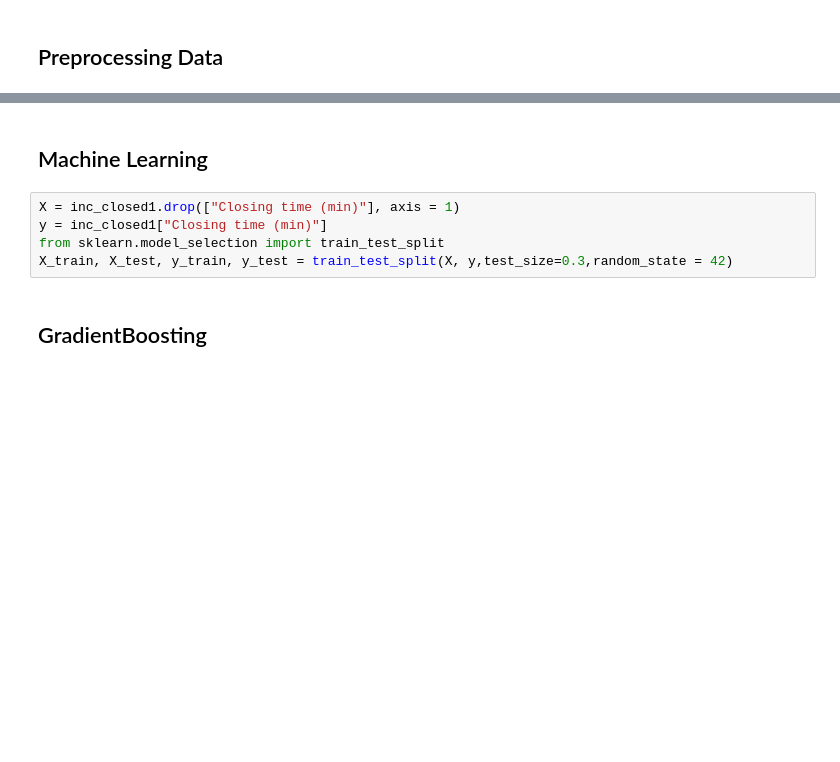
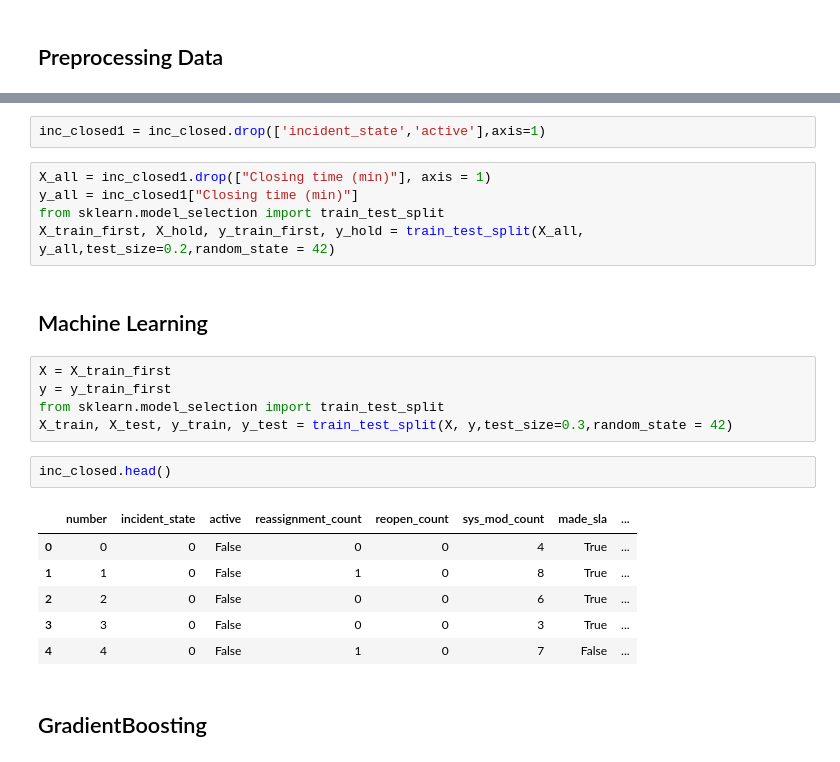
Before and after one commit to RahulKG7/Springboard_for_rahul, a Jupyter notebook: Capstone_projet1/Capstone_project_beta.ipynb, the cells around one changed output, grey strips where cells are left out. Drawn from its saved outputs; the diff is of its cells as text; blank space fills up the shorter version.

```diff
--- a/Capstone_projet1/Capstone_project_beta.ipynb
+++ b/Capstone_projet1/Capstone_project_beta.ipynb
@@ -224,10 +312,26 @@ plt.show()
+# %%
+inc_closed1 = inc_closed.drop(['incident_state','active'],axis=1)
+# %%
+X_all = inc_closed1.drop(["Closing time (min)"], axis = 1)
+y_all = inc_closed1["Closing time (min)"]
+from sklearn.model_selection import train_test_split
+X_train_first, X_hold, y_train_first, y_hold = train_test_split(X_all, y_all,test_size=0.2,random_state = 42)
 # %% [markdown]
 ## Machine Learning
 # %%
-X = inc_closed1.drop(["Closing time (min)"], axis = 1)
-y = inc_closed1["Closing time (min)"]
+X = X_train_first
+y = y_train_first
 from sklearn.model_selection import train_test_split
 X_train, X_test, y_train, y_test = train_test_split(X, y,test_size=0.3,random_state = 42)
+# %%
+inc_closed.head()
+# %% [output]
+|  | number | incident_state | active | reassignment_count | reopen_count | sys_mod_count | made_sla | ... |
+| 0 | 0 | 0 | False | 0 | 0 | 4 | True | ... |
+| 1 | 1 | 0 | False | 1 | 0 | 8 | True | ... |
+| 2 | 2 | 0 | False | 0 | 0 | 6 | True | ... |
+| 3 | 3 | 0 | False | 0 | 0 | 3 | True | ... |
+| 4 | 4 | 0 | False | 1 | 0 | 7 | False | ... |
 # %% [markdown]
 ## GradientBoosting
 # %%
```
Also changed, not shown: parts of 59 cells of this notebook.
